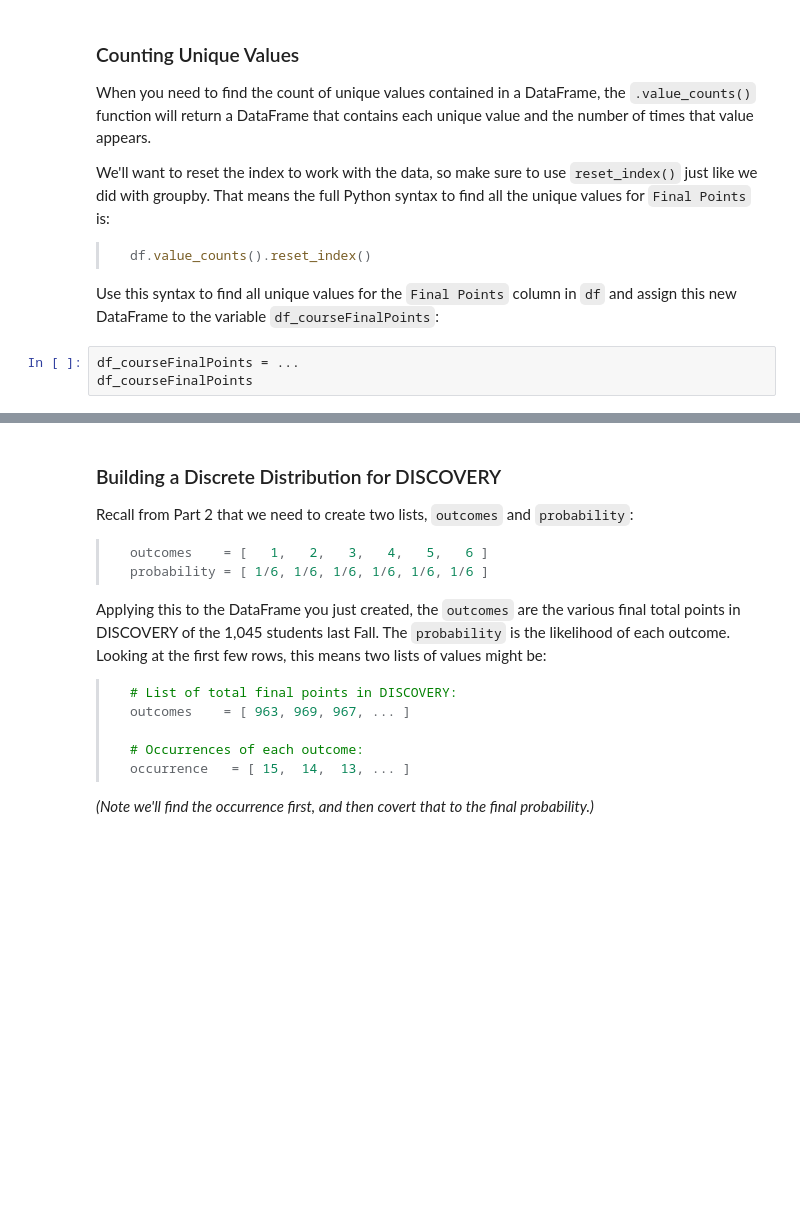
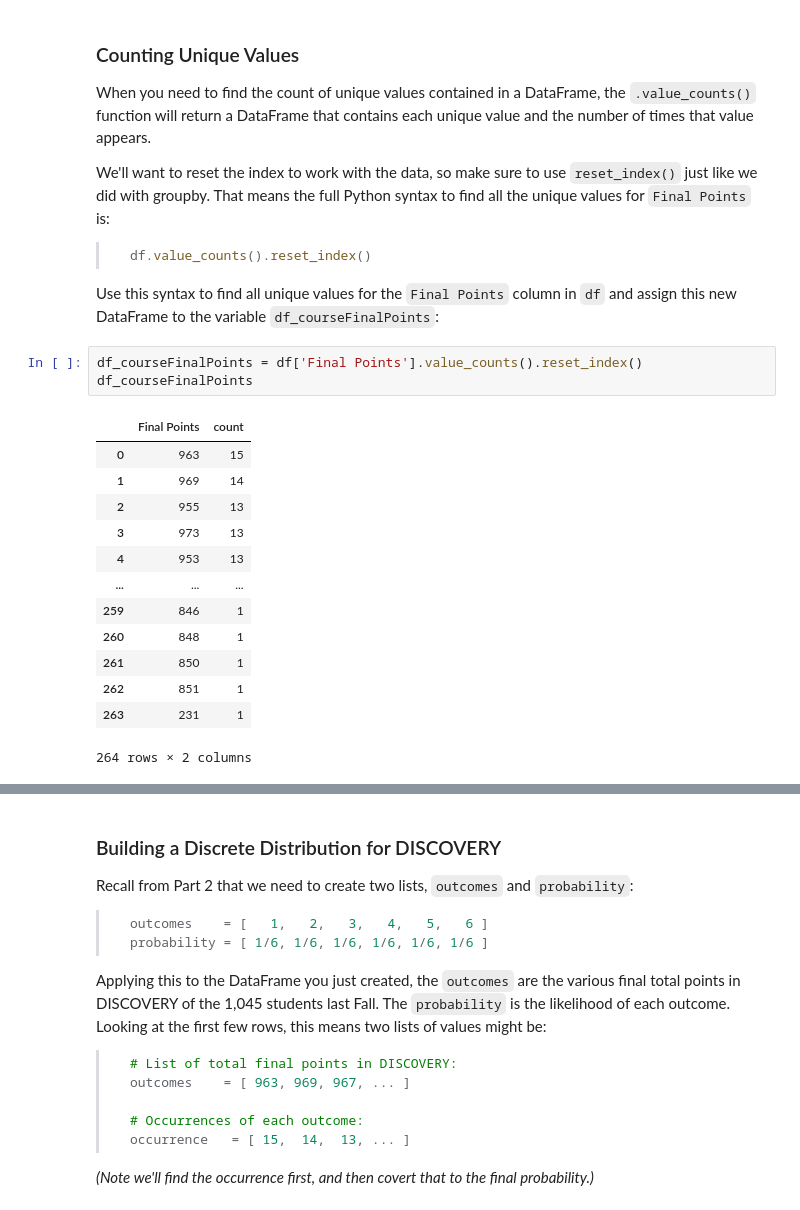
Before and after one commit to 168904578/hongyuq2, a Jupyter notebook: lab_random_variable/lab_random_variable.ipynb, the cells around one changed output, grey strips where cells are left out. Cells and saved outputs as stored; diff of their text form; blank space fills up the shorter version.

````diff
--- a/lab_random_variable/lab_random_variable.ipynb
+++ b/lab_random_variable/lab_random_variable.ipynb
@@ -326,9 +407,23 @@ We'll want to reset the index to work with the data, so make sure to use `reset_
 > ```
 
 Use this syntax to find all unique values for the `Final Points` column in `df` and assign this new DataFrame to the variable `df_courseFinalPoints`:
-# %%
-df_courseFinalPoints = ...
-df_courseFinalPoints
+# %%
+df_courseFinalPoints = df['Final Points'].value_counts().reset_index()
+df_courseFinalPoints
+# %% [output]
+|  | Final Points | count |
+| 0 | 963 | 15 |
+| 1 | 969 | 14 |
+| 2 | 955 | 13 |
+| 3 | 973 | 13 |
+| 4 | 953 | 13 |
+| ... | ... | ... |
+| 259 | 846 | 1 |
+| 260 | 848 | 1 |
+| 261 | 850 | 1 |
+| 262 | 851 | 1 |
+| 263 | 231 | 1 |
+264 rows × 2 columns
 # %%
 ### TEST CASE for `courseFinalPoints`
 tada = "\N{PARTY POPPER}"
````
Also changed, not shown: parts of 44 cells of this notebook, 1 other file.
